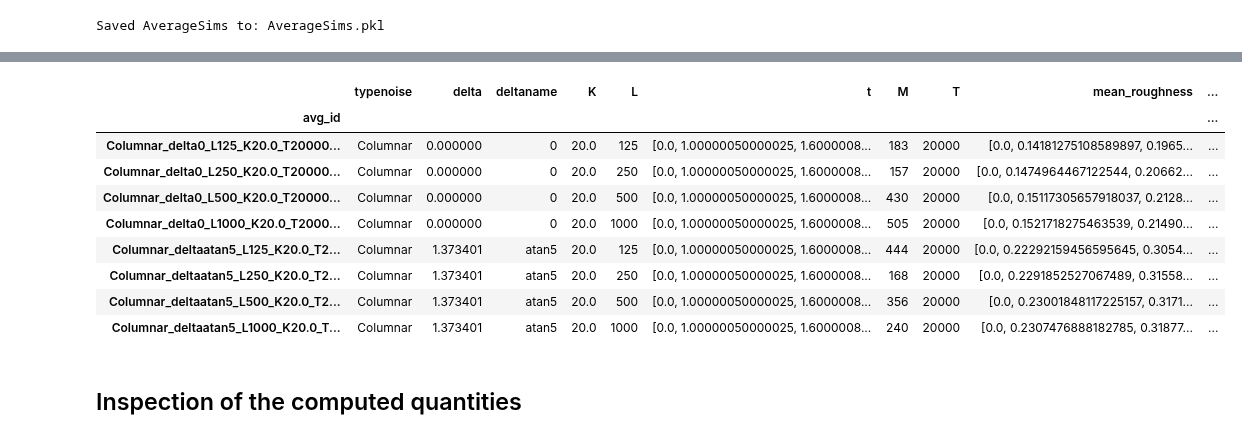
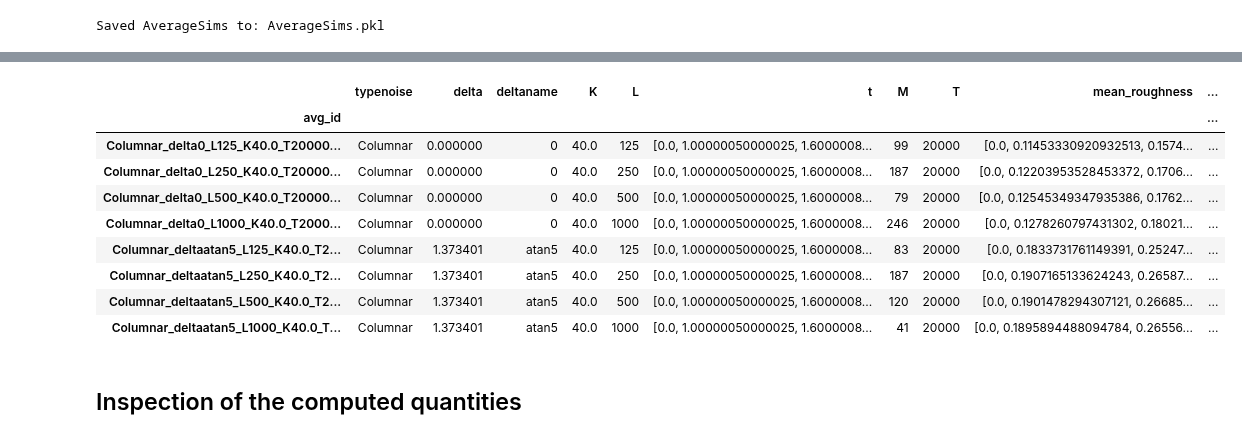
Before and after one commit to goznalo-git/RoughKuramoto, a Jupyter notebook: 2-Roughness.ipynb, the cells around one changed output, grey strips where cells are left out. Cells and saved outputs as stored; diff of their text form; code cells hidden in the pictures.

```diff
--- a/2-Roughness.ipynb
+++ b/2-Roughness.ipynb
@@ -170,16 +170,16 @@ avg_df
 # %%
-avg_df[(avg_df["K"] == 20) & (avg_df["T"] == 20000)]
+avg_df[(avg_df["K"] == 40) & (avg_df["T"] == 20000)]
 # %% [output]
 |  | typenoise | delta | deltaname | K | L | t | M | T | mean_roughness | ... |
 | avg_id |  |  |  |  |  |  |  |  |  | ... |
-| Columnar_delta0_L125_K20.0_T20000... | Columnar | 0.000000 | 0 | 20.0 | 125 | [0.0, 1.00000050000025, 1.6000008... | 183 | 20000 | [0.0, 0.14181275108589897, 0.1965... | ... |
-| Columnar_delta0_L250_K20.0_T20000... | Columnar | 0.000000 | 0 | 20.0 | 250 | [0.0, 1.00000050000025, 1.6000008... | 157 | 20000 | [0.0, 0.1474964467122544, 0.20662... | ... |
-| Columnar_delta0_L500_K20.0_T20000... | Columnar | 0.000000 | 0 | 20.0 | 500 | [0.0, 1.00000050000025, 1.6000008... | 430 | 20000 | [0.0, 0.15117305657918037, 0.2128... | ... |
-| Columnar_delta0_L1000_K20.0_T2000... | Columnar | 0.000000 | 0 | 20.0 | 1000 | [0.0, 1.00000050000025, 1.6000008... | 505 | 20000 | [0.0, 0.1521718275463539, 0.21490... | ... |
-| Columnar_deltaatan5_L125_K20.0_T2... | Columnar | 1.373401 | atan5 | 20.0 | 125 | [0.0, 1.00000050000025, 1.6000008... | 444 | 20000 | [0.0, 0.22292159456595645, 0.3054... | ... |
-| Columnar_deltaatan5_L250_K20.0_T2... | Columnar | 1.373401 | atan5 | 20.0 | 250 | [0.0, 1.00000050000025, 1.6000008... | 168 | 20000 | [0.0, 0.2291852527067489, 0.31558... | ... |
-| Columnar_deltaatan5_L500_K20.0_T2... | Columnar | 1.373401 | atan5 | 20.0 | 500 | [0.0, 1.00000050000025, 1.6000008... | 356 | 20000 | [0.0, 0.23001848117225157, 0.3171... | ... |
-| Columnar_deltaatan5_L1000_K20.0_T... | Columnar | 1.373401 | atan5 | 20.0 | 1000 | [0.0, 1.00000050000025, 1.6000008... | 240 | 20000 | [0.0, 0.2307476888182785, 0.31877... | ... |
+| Columnar_delta0_L125_K40.0_T20000... | Columnar | 0.000000 | 0 | 40.0 | 125 | [0.0, 1.00000050000025, 1.6000008... | 99 | 20000 | [0.0, 0.11453330920932513, 0.1574... | ... |
+| Columnar_delta0_L250_K40.0_T20000... | Columnar | 0.000000 | 0 | 40.0 | 250 | [0.0, 1.00000050000025, 1.6000008... | 187 | 20000 | [0.0, 0.12203953528453372, 0.1706... | ... |
+| Columnar_delta0_L500_K40.0_T20000... | Columnar | 0.000000 | 0 | 40.0 | 500 | [0.0, 1.00000050000025, 1.6000008... | 79 | 20000 | [0.0, 0.12545349347935386, 0.1762... | ... |
+| Columnar_delta0_L1000_K40.0_T2000... | Columnar | 0.000000 | 0 | 40.0 | 1000 | [0.0, 1.00000050000025, 1.6000008... | 246 | 20000 | [0.0, 0.1278260797431302, 0.18021... | ... |
+| Columnar_deltaatan5_L125_K40.0_T2... | Columnar | 1.373401 | atan5 | 40.0 | 125 | [0.0, 1.00000050000025, 1.6000008... | 83 | 20000 | [0.0, 0.1833731761149391, 0.25247... | ... |
+| Columnar_deltaatan5_L250_K40.0_T2... | Columnar | 1.373401 | atan5 | 40.0 | 250 | [0.0, 1.00000050000025, 1.6000008... | 187 | 20000 | [0.0, 0.1907165133624243, 0.26587... | ... |
+| Columnar_deltaatan5_L500_K40.0_T2... | Columnar | 1.373401 | atan5 | 40.0 | 500 | [0.0, 1.00000050000025, 1.6000008... | 120 | 20000 | [0.0, 0.1901478294307121, 0.26685... | ... |
+| Columnar_deltaatan5_L1000_K40.0_T... | Columnar | 1.373401 | atan5 | 40.0 | 1000 | [0.0, 1.00000050000025, 1.6000008... | 41 | 20000 | [0.0, 0.1895894488094784, 0.26556... | ... |
 # %% [markdown]
 ## Inspection of the computed quantities
 # %%
```
Also changed, not shown: parts of 8 cells of this notebook, 3 other files.
